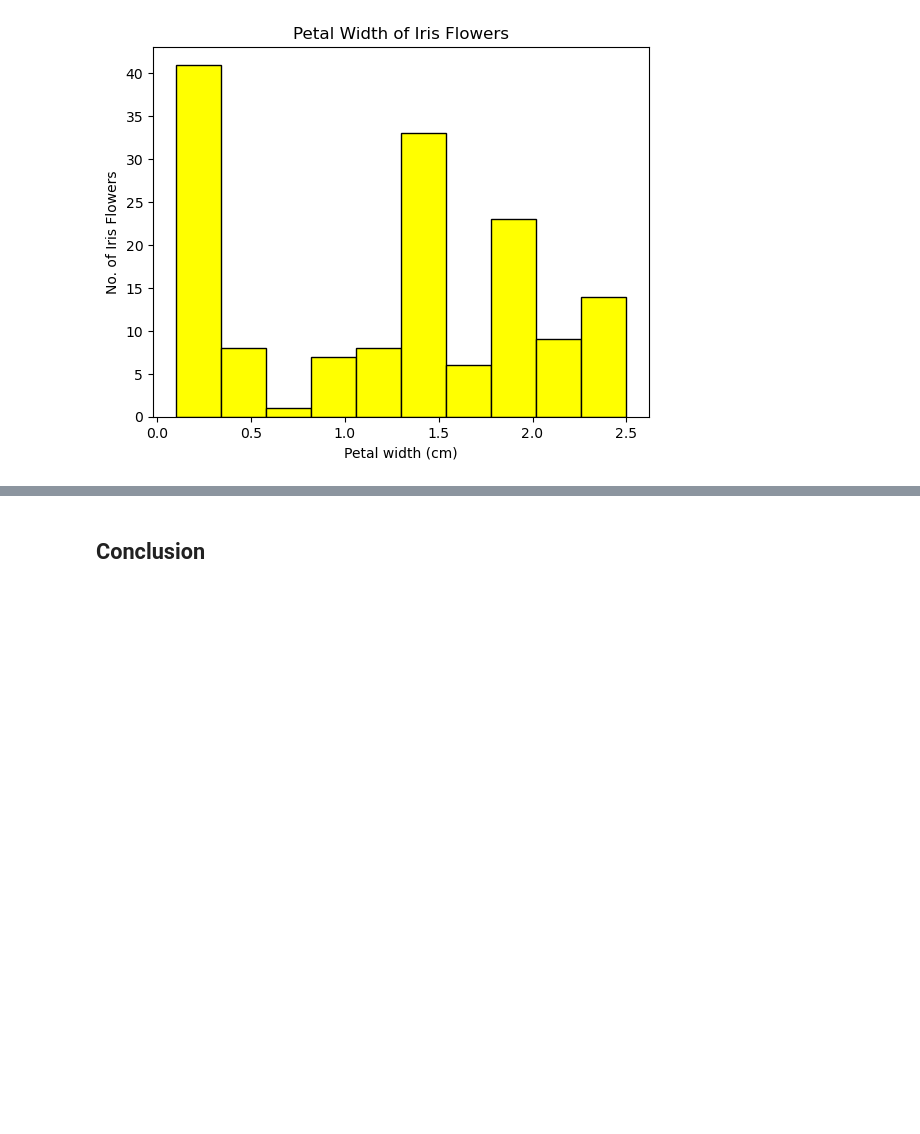
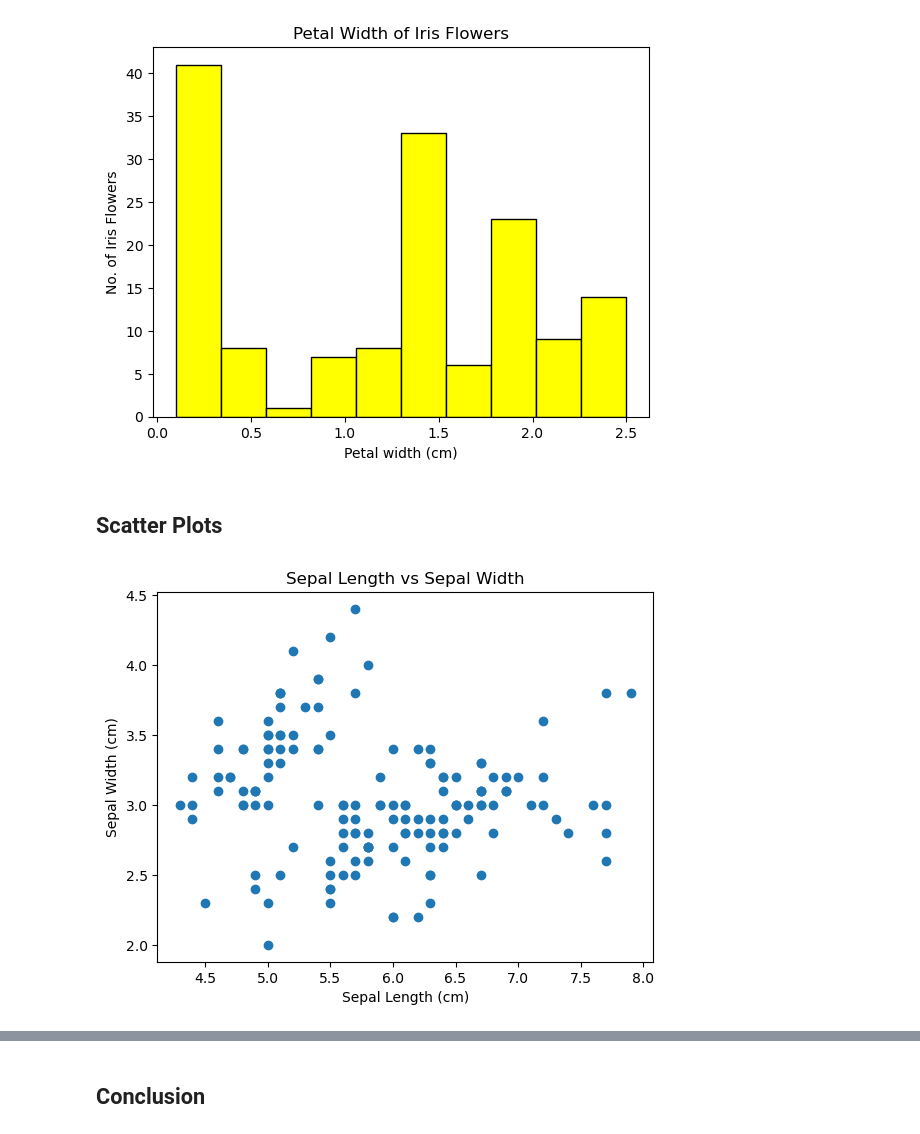
Before and after one commit to MylesHenehan/pands-project, a Jupyter notebook: analysis.ipynb, the cells around one changed output, grey strips where cells are left out. Cells and saved outputs as stored; diff of their text form; code cells hidden in the pictures; blank space fills up the shorter version.

```diff
--- a/analysis.ipynb
+++ b/analysis.ipynb
@@ -85,3 +87,17 @@ irisdatahist(petalwidth, 'Petal width (cm)', 'Petal Width of Iris Flowers', 'pet
 [figure]
 [figure]
 [figure]
+# %% [markdown]
+## Scatter Plots
+# %%
+# Sepal Length
+
+plt.scatter(sepallen, sepalwidth)
+plt.xlabel('Sepal Length (cm)')
+plt.ylabel('Sepal Width (cm)')
+plt.title('Sepal Length vs Sepal Width')
+
+# Show the plot
+plt.show()
+# %% [output]
+[figure, added]
```
Also changed, not shown: parts of 3 cells of this notebook, 1 other file.
